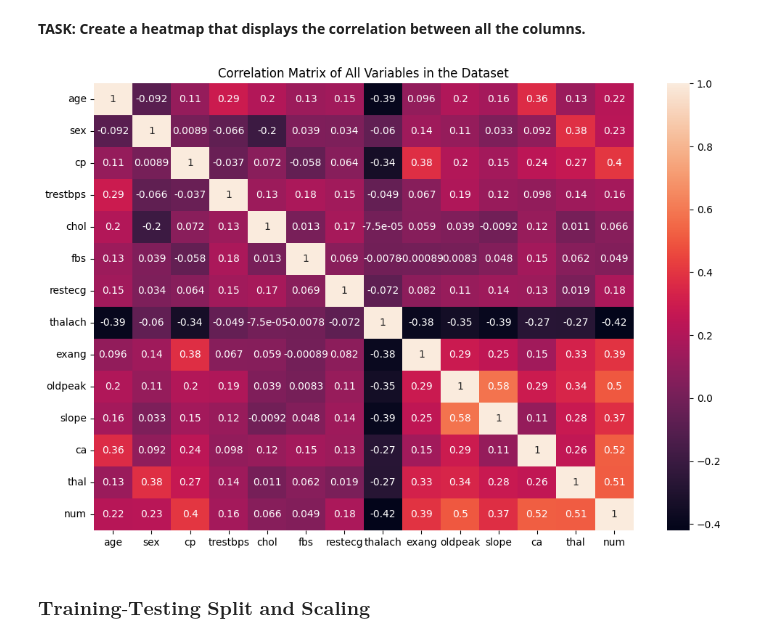
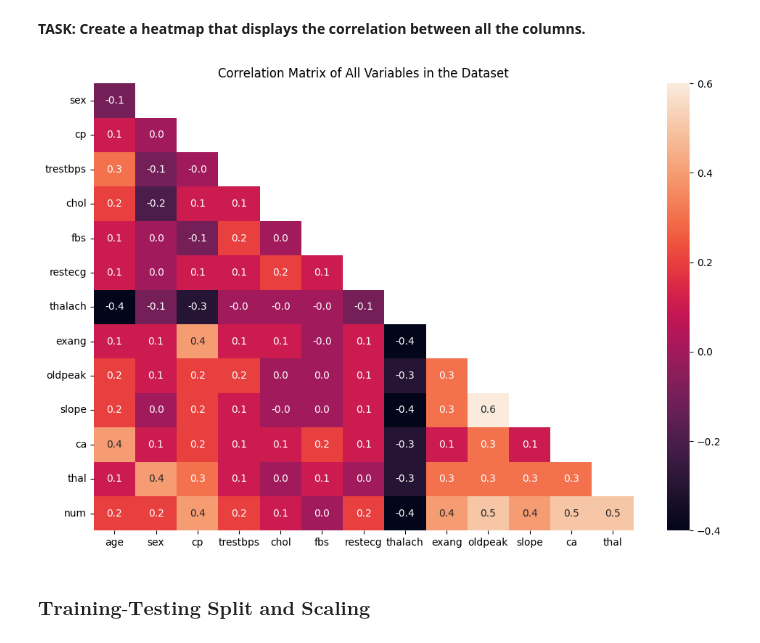
Before and after one commit to gerard-ompad/DATA_ANALYTICS, a Jupyter notebook: Assignments/Lecture_5_Logistic_Regression_Assignment.ipynb, the cells around one changed output. Drawn from its saved outputs; the diff is of its cells as text; code cells hidden in the pictures.

```diff
--- a/Assignments/Lecture_5_Logistic_Regression_Assignment.ipynb
+++ b/Assignments/Lecture_5_Logistic_Regression_Assignment.ipynb
@@ -136,12 +142,19 @@ plt.show()
 # %% [markdown]
 **TASK: Create a heatmap that displays the correlation between all the columns.**
 # %%
+corr = df.corr().round(1)
+
+mask = np.zeros_like(corr, dtype=bool)
+mask[np.triu_indices_from(mask)] = True
+
+viz = corr.mask(mask).dropna(how='all').dropna(how='all', axis=1)
+
 plt.figure(figsize=(12, 8))
 plt.title("Correlation Matrix of All Variables in the Dataset")
-sns.heatmap(df.corr(), annot=True)
+sns.heatmap(viz, annot=True, fmt='.1f')
 plt.show()
 # %% [output]
-[figure, old version]
+[figure, new version]
 # %% [markdown]
 ### $\textbf{Training-Testing Split and Scaling}$
 # %% [markdown]
```
Also changed, not shown: parts of 2 cells of this notebook, 3 other files.
